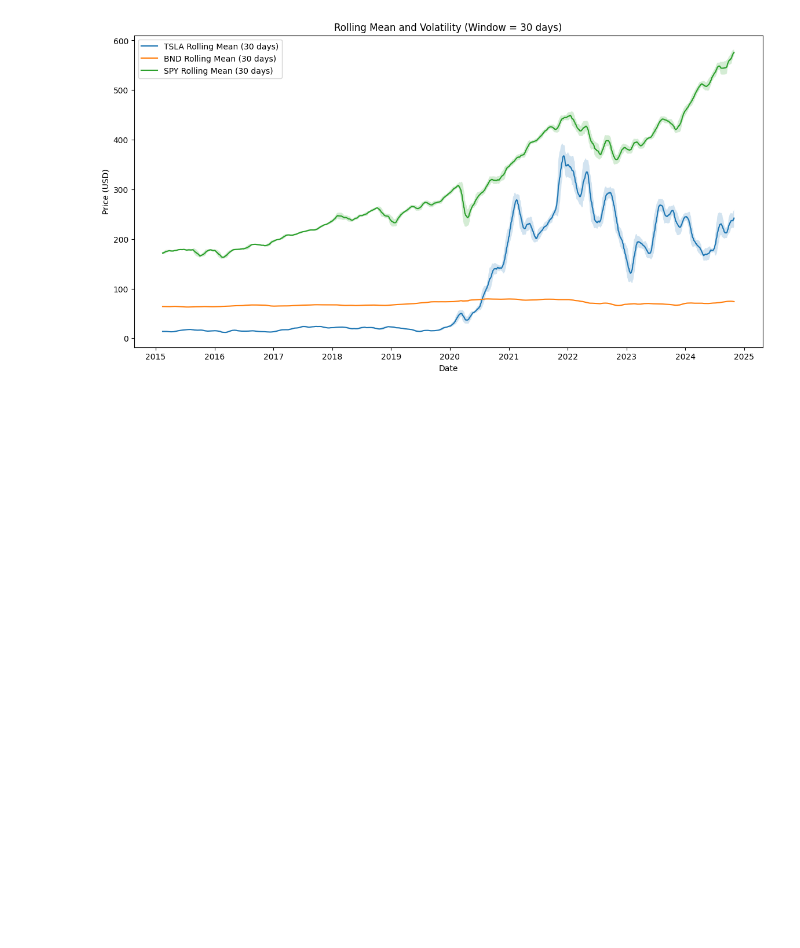
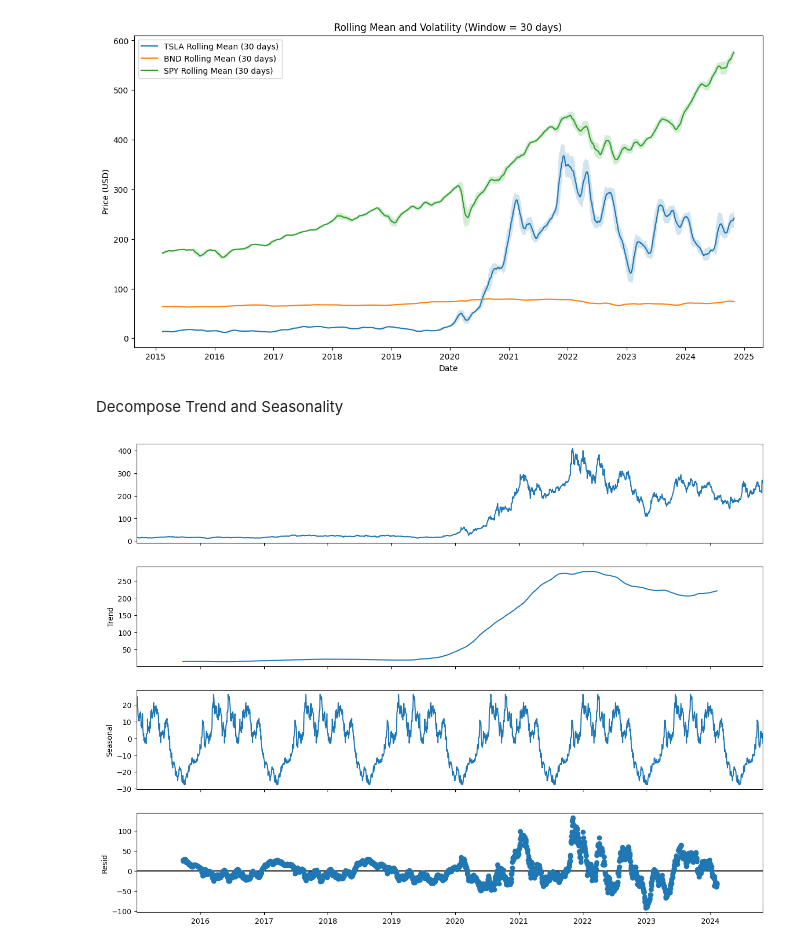
Before and after one commit to YonatanMoges/investment-trends-forecasting, a Jupyter notebook: notebook/data_preprocessing.ipynb, the cells around one changed output. Saved outputs shown, nothing was run; the diff lists cells and outputs as text; code cells hidden in the pictures; blank space fills up the shorter version.

```diff
--- a/notebook/data_preprocessing.ipynb
+++ b/notebook/data_preprocessing.ipynb
@@ -44,3 +44,9 @@ Analyze Volatility
 dp.analyze_volatility()
 # %% [output]
 [figure]
+# %% [markdown]
+Decompose Trend and Seasonality
+# %%
+dp.decompose_trend_seasonality(ticker='TSLA')
+# %% [output]
+[figure, added]
```
